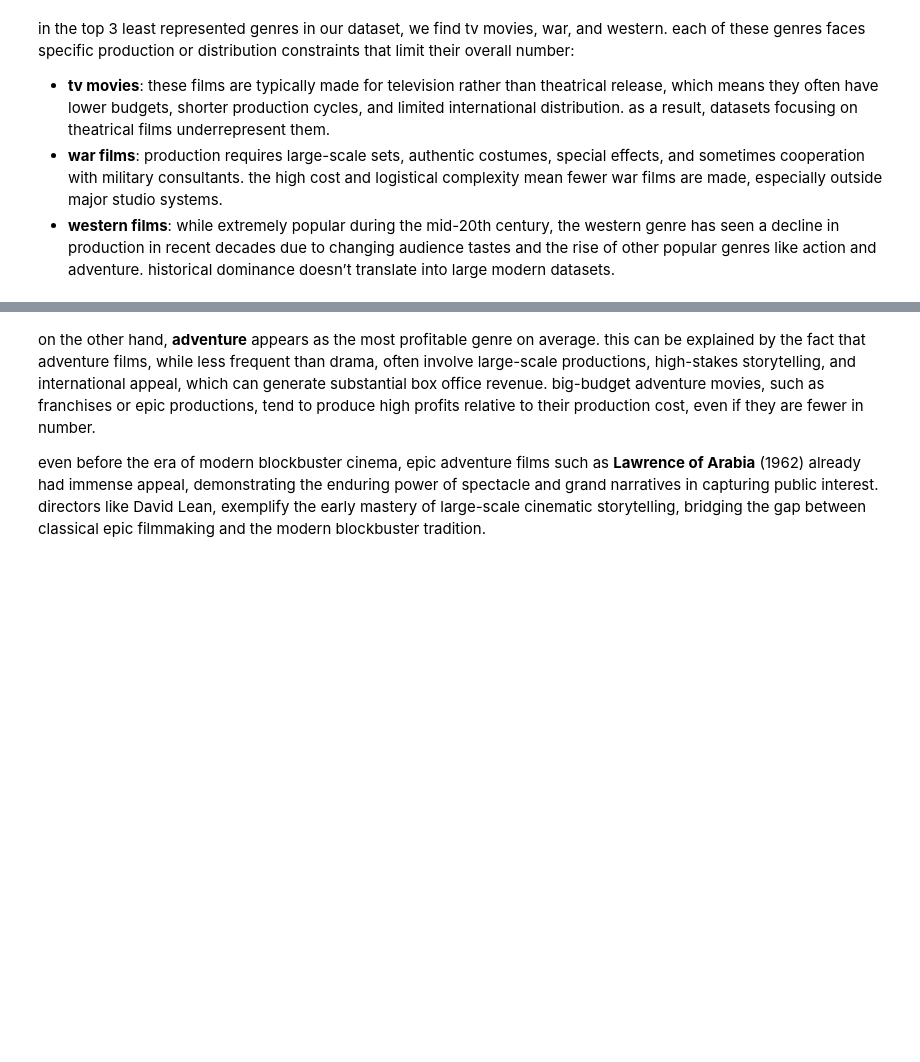
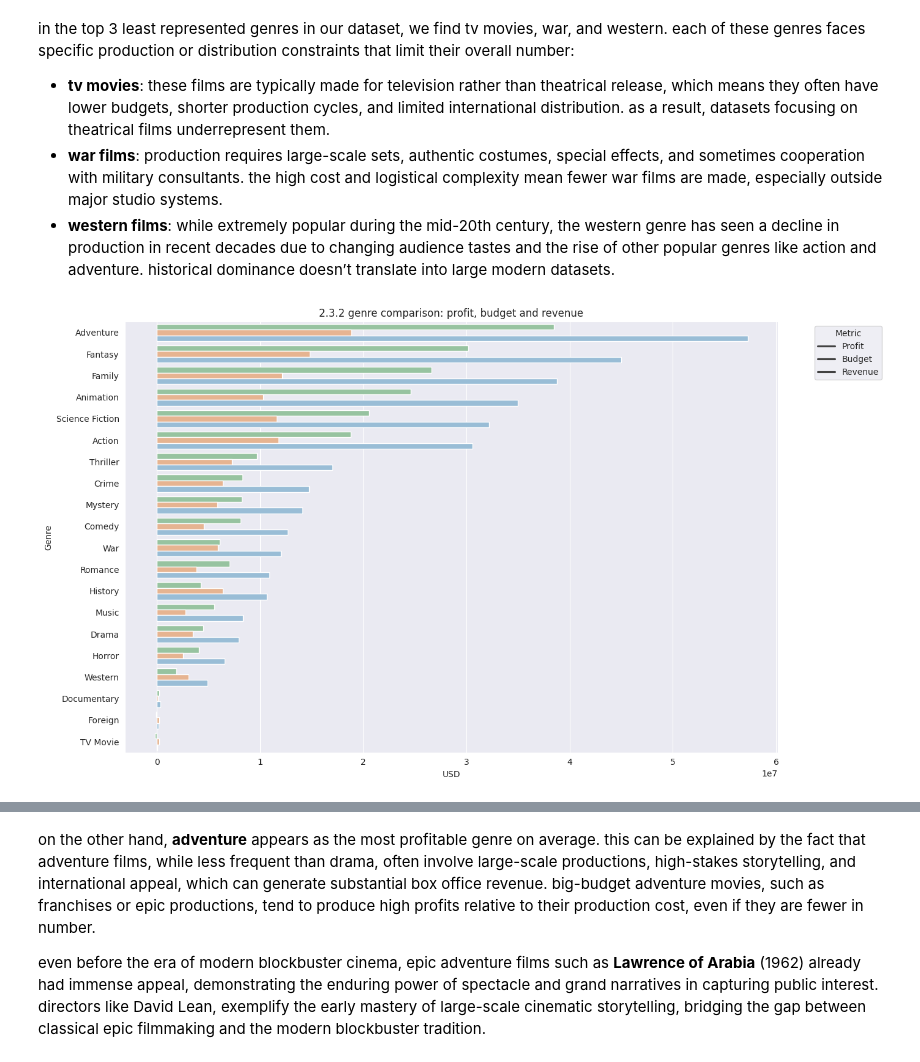
Before and after one commit to keithhown/pythonproject, a Jupyter notebook: notebooks/anatomy_of_a_blockbuster.ipynb, the cells around one changed output, grey strips where cells are left out. Drawn from its saved outputs; the diff is of its cells as text; code cells hidden in the pictures; blank space fills up the shorter version.

```diff
--- a/notebooks/anatomy_of_a_blockbuster.ipynb
+++ b/notebooks/anatomy_of_a_blockbuster.ipynb
@@ -307,4 +315,43 @@ in the top 3 least represented genres in our dataset, we find tv movies, war, an
 - **tv movies**: these films are typically made for television rather than theatrical release, which means they often have lower budgets, shorter production cycles, and limited international distribution. as a result, datasets focusing on theatrical films underrepresent them.
 - **war films**: production requires large-scale sets, authentic costumes, special effects, and sometimes cooperation with military consultants. the high cost and logistical complexity mean fewer war films are made, especially outside major studio systems.
 - **western films**: while extremely popular during the mid-20th century, the western genre has seen a decline in production in recent decades due to changing audience tastes and the rise of other popular genres like action and adventure. historical dominance doesn’t translate into large modern datasets.
+# %%
+#2.3.2 GENRE COMPARISON
+genre_stats = df.explode('genre_names').groupby('genre_names').agg(
+    avg_profit=('profit', 'mean'),
+    avg_budget=('budget', 'mean'),
+    avg_revenue=('revenue', 'mean')
+).sort_values('avg_revenue', ascending=False).reset_index()
+genre_long = genre_stats.melt(
+    id_vars='genre_names',
+    value_vars=['avg_profit', 'avg_budget', 'avg_revenue'],
+    var_name='Metric',
+    value_name='Value'
+)
+pastel_palette = {
+    "avg_profit": "#8FCB9B",   #green
+    "avg_budget": "#F4B183",   #orange
+    "avg_revenue": "#8FBFE0"   #blue
+}
+plt.figure(figsize=(14,8))
+sns.barplot(
+    x='Value',
+    y='genre_names',
+    hue='Metric',
+    data=genre_long,
+    palette=pastel_palette
+)
+plt.title("2.3.2 genre comparison: profit, budget and revenue")
+plt.xlabel("USD")
+plt.ylabel("Genre")
+plt.legend(
+    title="Metric",
+    labels=["Profit", "Budget", "Revenue"],
+    bbox_to_anchor=(1.05, 1),
+    loc='upper left'
+)
+plt.tight_layout()
+plt.show()
+# %% [output]
+[figure, new version]
 # %%
```
Also changed, not shown: parts of 14 cells of this notebook.
